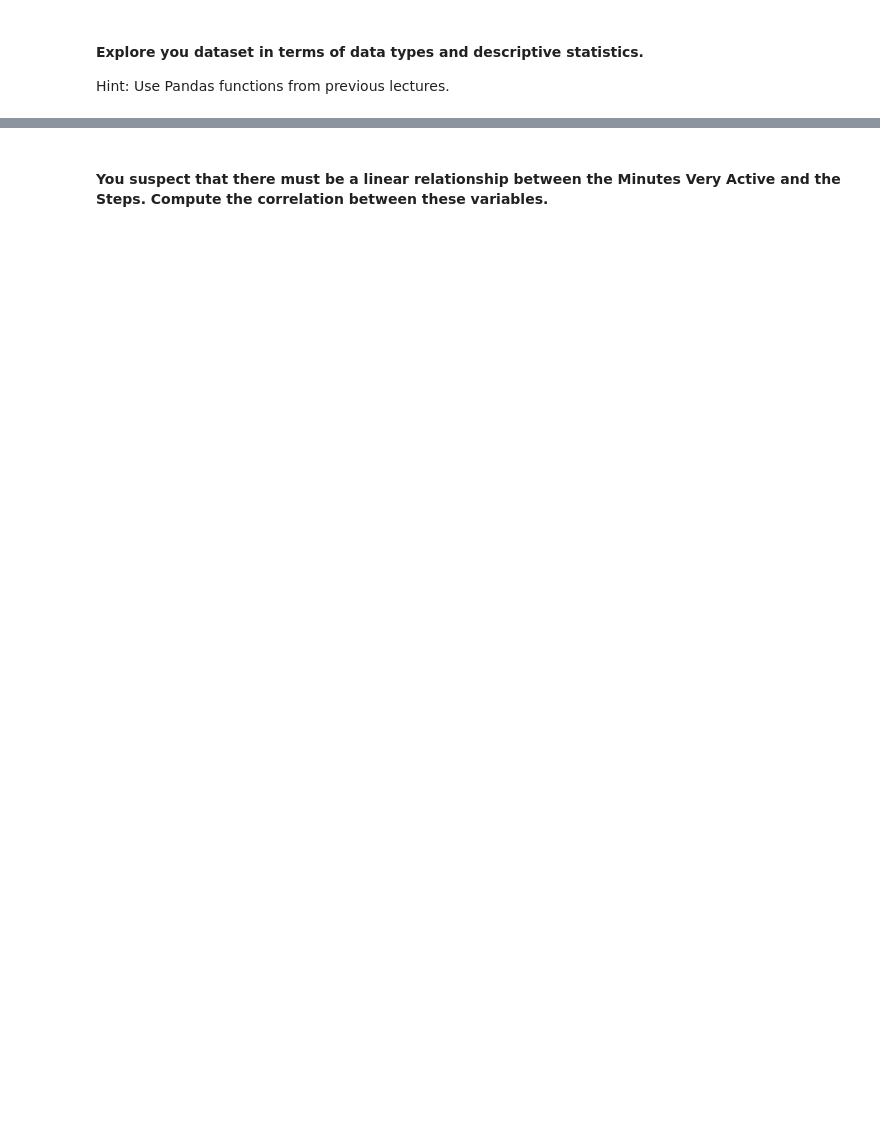
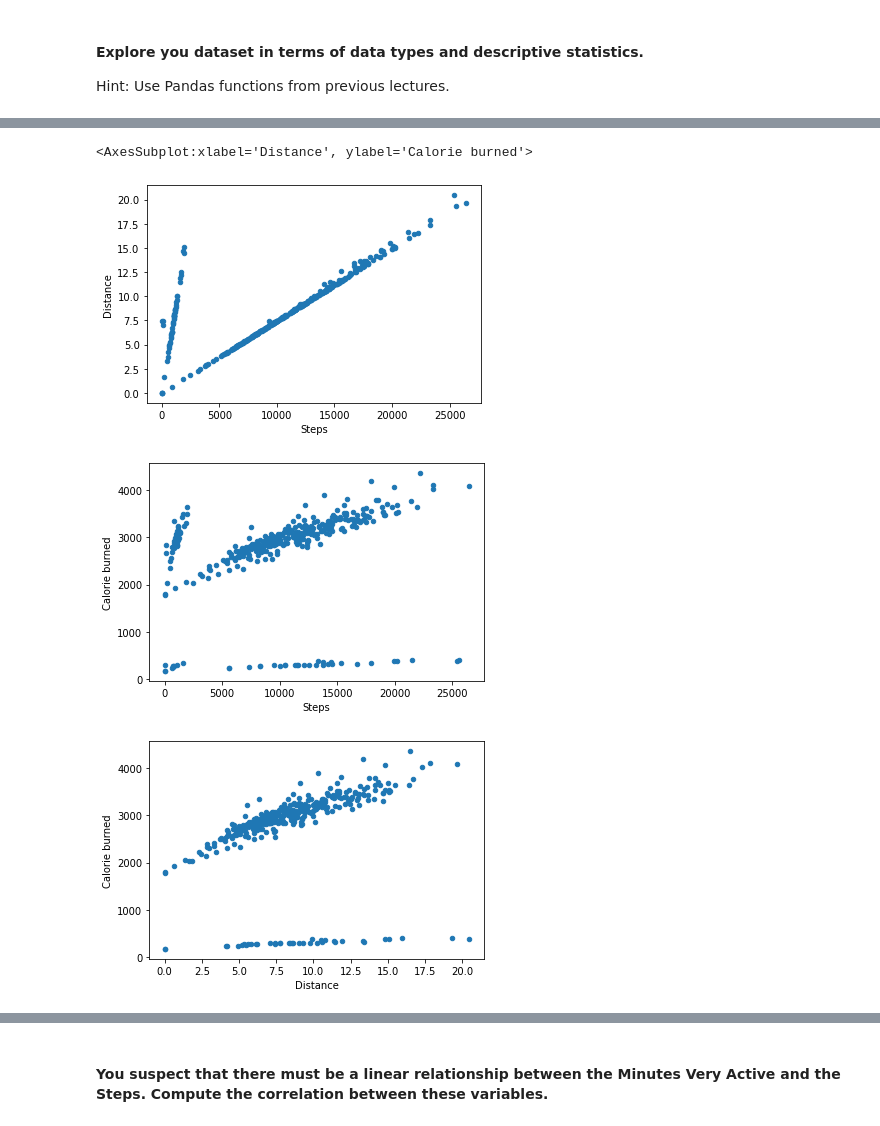
Before and after one commit to ta-data-lis/lab-pivot-table-and-correlation, a Jupyter notebook: your_code/main.ipynb, the cells around one changed output, grey strips where cells are left out. Drawn from its saved outputs; the diff is of its cells as text; code cells hidden in the pictures; blank space fills up the shorter version.

```diff
--- a/your_code/main.ipynb
+++ b/your_code/main.ipynb
@@ -136,3 +182,5 @@ Hint: Write a custom function.
 #### Open the ` Fitbit.csv` file and name your dataset `fitbit`.
 # %%
 # your answer here
+fitbit = pd.read_csv('data/Fitbit.csv')
+fitbit.head()
@@ -145,0 +210,10 @@ Hint: Use Pandas functions from previous lectures.
+# %%
+# your answer here
+fitbit.plot.scatter(x= 'Steps', y= 'Distance')
+fitbit.plot.scatter(x= 'Steps', y= 'Calorie burned')
+fitbit.plot.scatter(x= 'Distance', y= 'Calorie burned')
+# %% [output]
+<AxesSubplot:xlabel='Distance', ylabel='Calorie burned'>
+[figure, added]
+[figure, added]
+[figure, added]
```
Also changed, not shown: parts of 28 cells of this notebook.
